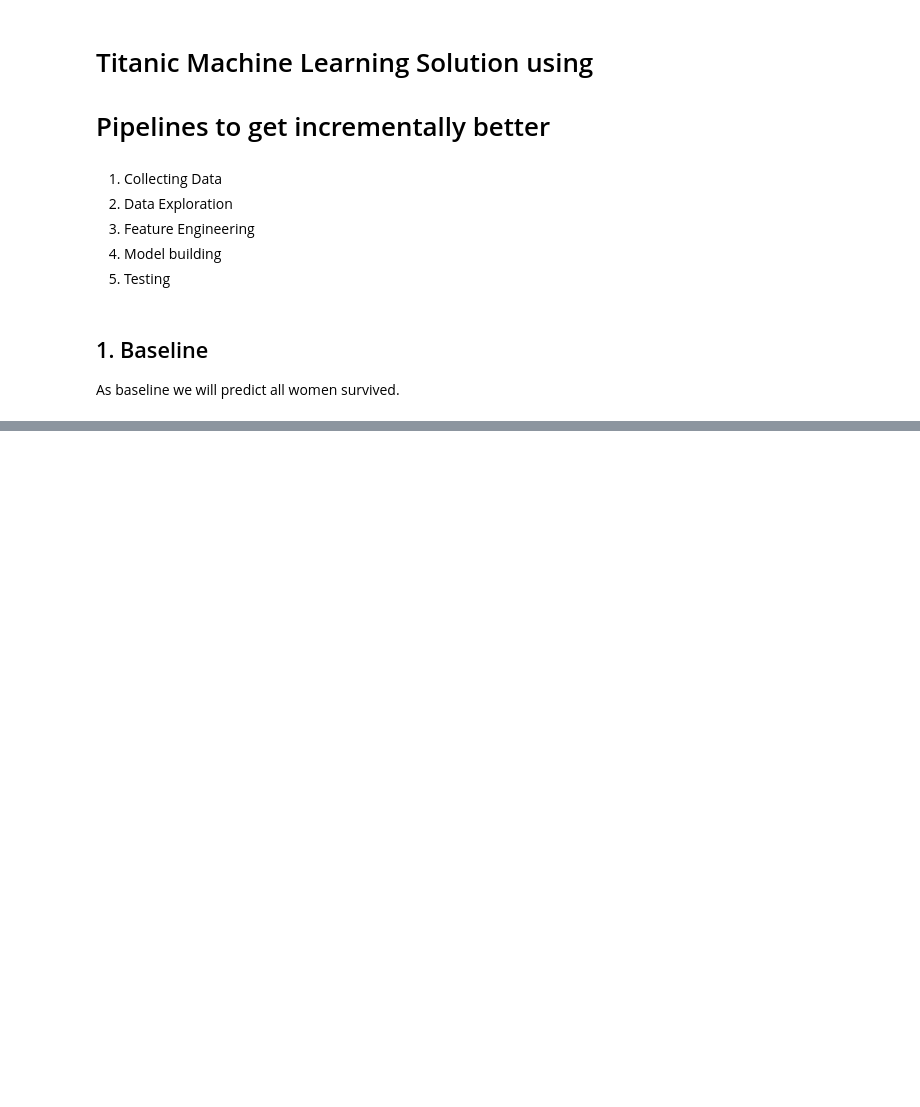
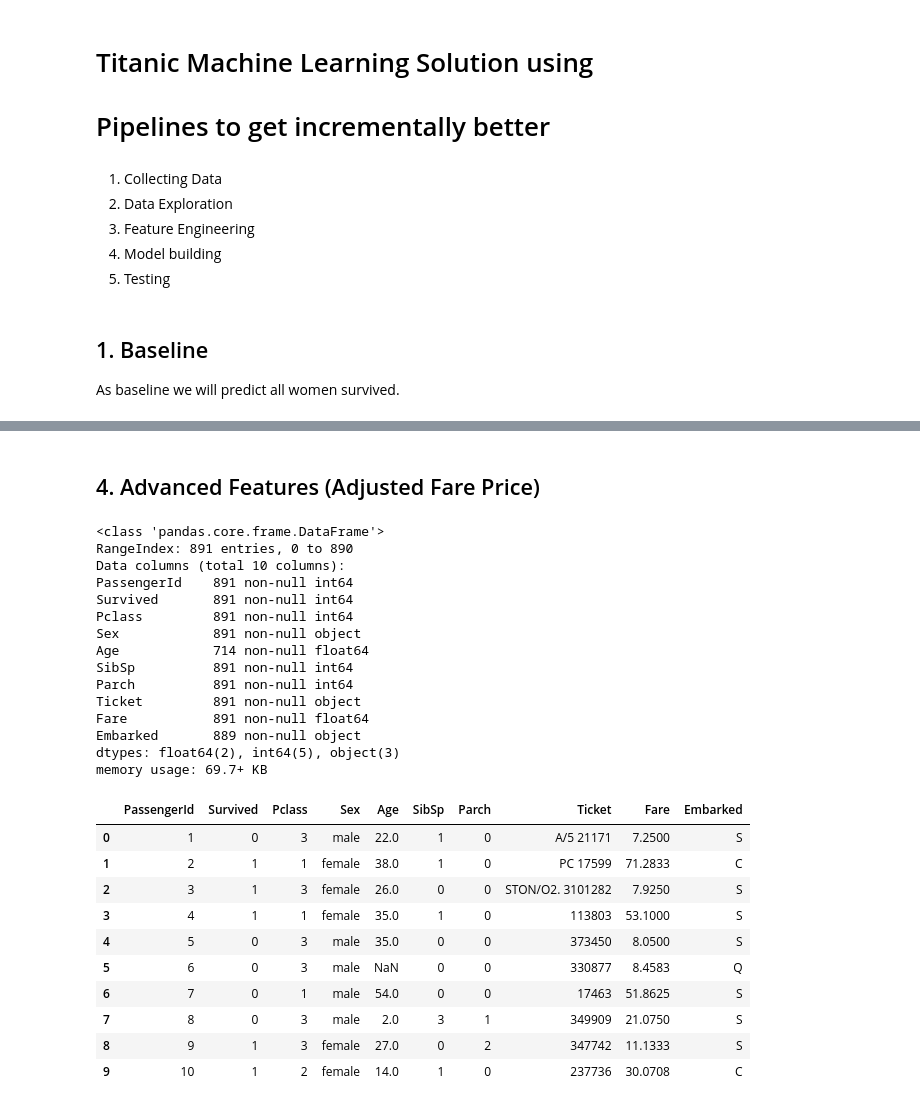
Before and after one commit to elijah981/Kaggle_Practice, a Jupyter notebook: Titanic/Elijah-Titanic-Practice-Pipeline2.ipynb, the cells around one changed output, grey strips where cells are left out. Cells and saved outputs as stored; diff of their text form; code cells hidden in the pictures; blank space fills up the shorter version.

```diff
--- a/Titanic/Elijah-Titanic-Practice-Pipeline2.ipynb
+++ b/Titanic/Elijah-Titanic-Practice-Pipeline2.ipynb
@@ -233,0 +782,2 @@ submission.to_csv('submission_pipeline.csv',index=False)
+# %% [markdown]
+## 4. Advanced Features (Adjusted Fare Price)
@@ -233,0 +803,31 @@ submission.to_csv('submission_pipeline.csv',index=False)
+# %%
+train_3 = df_train.drop(['Name','Cabin','prediction'], axis=1)
+train_3.info()
+train_3.head(10)
+# %% [output]
+<class 'pandas.core.frame.DataFrame'>
+RangeIndex: 891 entries, 0 to 890
+Data columns (total 10 columns):
+PassengerId    891 non-null int64
+Survived       891 non-null int64
+Pclass         891 non-null int64
+Sex            891 non-null object
+Age            714 non-null float64
+SibSp          891 non-null int64
+Parch          891 non-null int64
+Ticket         891 non-null object
+Fare           891 non-null float64
+Embarked       889 non-null object
+dtypes: float64(2), int64(5), object(3)
+memory usage: 69.7+ KB
+|  | PassengerId | Survived | Pclass | Sex | Age | SibSp | Parch | Ticket | Fare | Embarked |
+| 0 | 1 | 0 | 3 | male | 22.0 | 1 | 0 | A/5 21171 | 7.2500 | S |
+| 1 | 2 | 1 | 1 | female | 38.0 | 1 | 0 | PC 17599 | 71.2833 | C |
+| 2 | 3 | 1 | 3 | female | 26.0 | 0 | 0 | STON/O2. 3101282 | 7.9250 | S |
+| 3 | 4 | 1 | 1 | female | 35.0 | 1 | 0 | 113803 | 53.1000 | S |
+| 4 | 5 | 0 | 3 | male | 35.0 | 0 | 0 | 373450 | 8.0500 | S |
+| 5 | 6 | 0 | 3 | male | NaN | 0 | 0 | 330877 | 8.4583 | Q |
+| 6 | 7 | 0 | 1 | male | 54.0 | 0 | 0 | 17463 | 51.8625 | S |
+| 7 | 8 | 0 | 3 | male | 2.0 | 3 | 1 | 349909 | 21.0750 | S |
+| 8 | 9 | 1 | 3 | female | 27.0 | 0 | 2 | 347742 | 11.1333 | S |
+| 9 | 10 | 1 | 2 | female | 14.0 | 1 | 0 | 237736 | 30.0708 | C |
```
Also changed, not shown: parts of 76 cells of this notebook, 1 other file.
